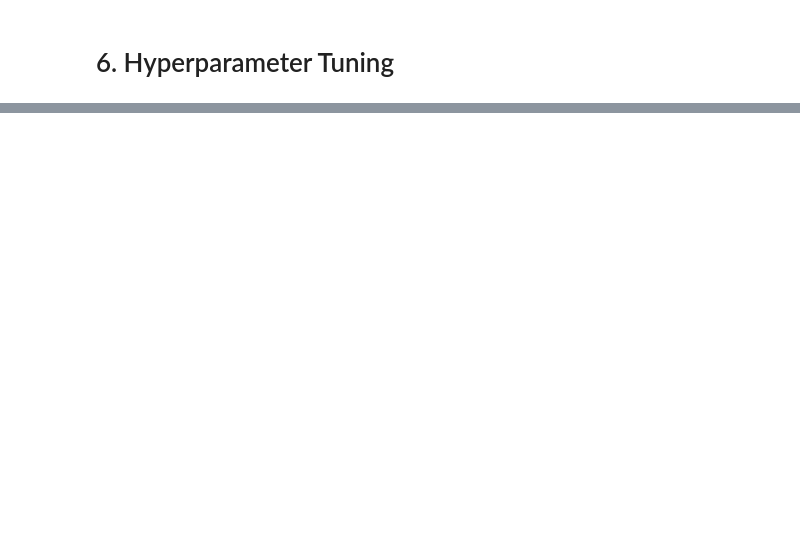
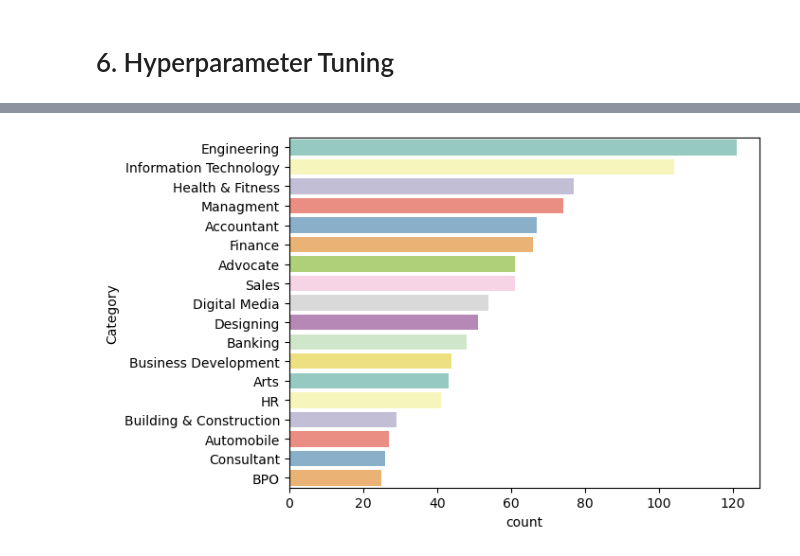
Before and after one commit to LTCinterns2023/resumeML, a Jupyter notebook: backend/model/modelCNN.ipynb, the cells around one changed output, grey strips where cells are left out. Drawn from its saved outputs; the diff is of its cells as text; code cells hidden in the pictures; blank space fills up the shorter version.

Commit message:
model created

```diff
--- a/backend/model/modelCNN.ipynb
+++ b/backend/model/modelCNN.ipynb
@@ -367,0 +410,8 @@ INFO:tensorflow:Assets written to: ram://9217c0db-690d-4de0-a37b-c3b431b6ecda/as
+# %%
+from model import Model
+import pandas as pd
+
+dfTest = pd.read_csv("datasets/dataset2.csv")
+dfTest.rename(columns={"Resume":"resume", "ID":"title"}, inplace=True)
+
+dfTest.sample(5), dfTest.shape
@@ -367,0 +445,9 @@ INFO:tensorflow:Assets written to: ram://9217c0db-690d-4de0-a37b-c3b431b6ecda/as
+# %%
+irrelvantCatg = ["Education", "Architects",
+                 "Public Relations", "Agricultural",
+                 "Food & Beverages", "Apparel", "Aviation"]
+                # Categories with no close equivalents
+
+dfTest = dfTest[~dfTest["Category"].isin(irrelvantCatg)]
+dfTest = dfTest.reindex()
+dfTest
@@ -367,0 +468,12 @@ INFO:tensorflow:Assets written to: ram://9217c0db-690d-4de0-a37b-c3b431b6ecda/as
+# %%
+import seaborn as sns
+import matplotlib.pyplot as plt
+
+# Distribution of the Remaining Test Cases
+sns.countplot(y="Category" , palette="Set3", data=dfTest, order=dfTest['Category'].value_counts().index)
+plt.show()
+
+# Remaining Categories That Have to Be Manually Assigned
+#set(dfTest.Category.unique()).difference(set(dfTest.Category.unique()).intersection(set(df.Category.unique())))
+# %% [output]
+[figure, added]
```
Also changed, not shown: parts of 22 cells of this notebook, 56 other files.
